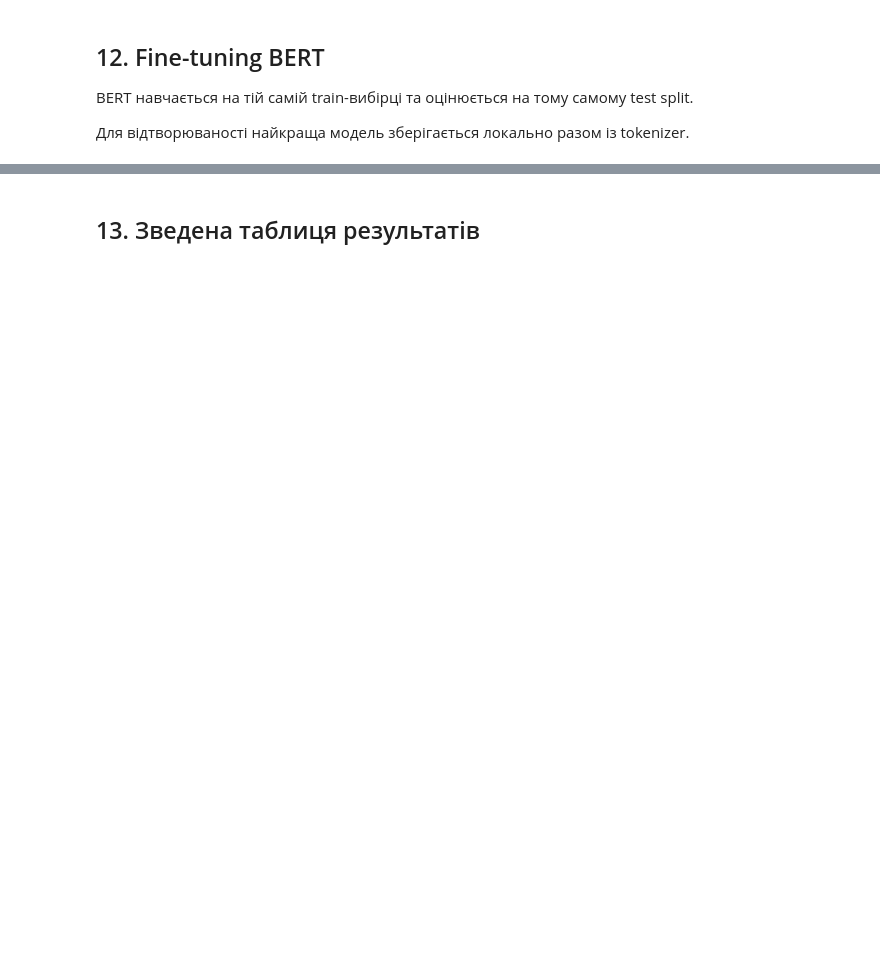
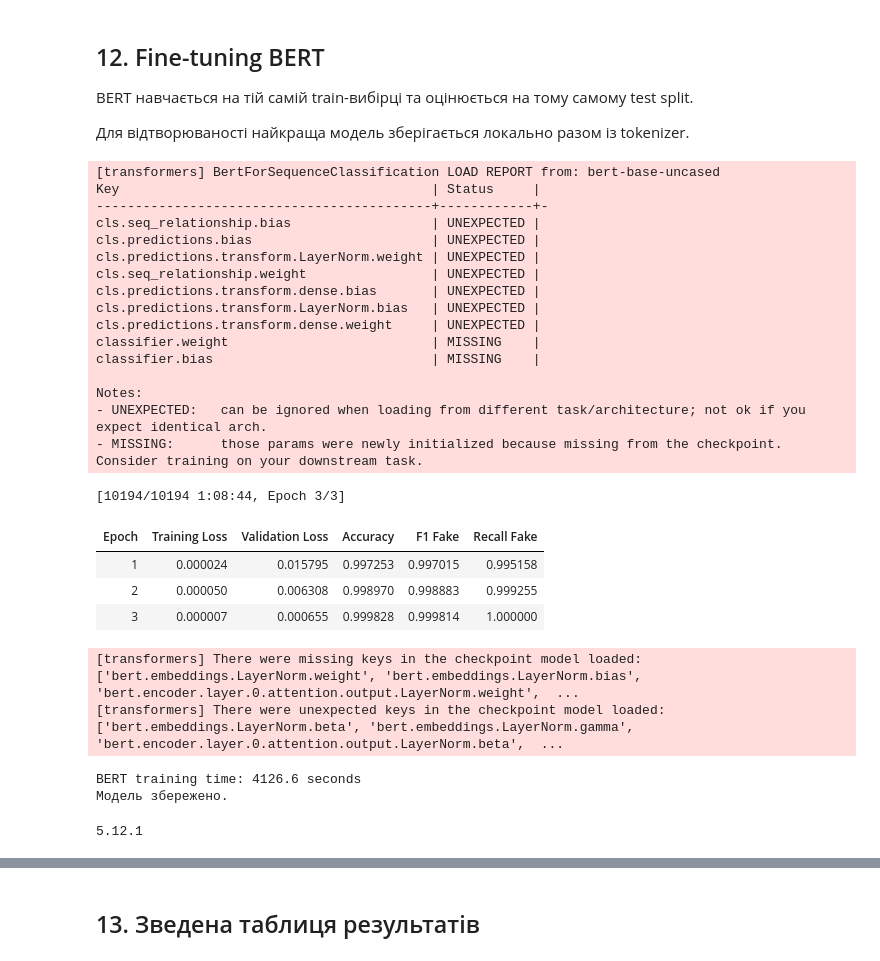
Before and after one commit to etrunova89-stack/fake-news-classification, a Jupyter notebook: fake_news_classification_reworked.ipynb, the cells around one changed output, grey strips where cells are left out. Saved outputs shown, nothing was run; the diff lists cells and outputs as text; code cells hidden in the pictures; blank space fills up the shorter version.

```diff
--- a/fake_news_classification_reworked.ipynb
+++ b/fake_news_classification_reworked.ipynb
@@ -575,36 +659,76 @@ training_args = TrainingArguments(
     per_device_train_batch_size=8,
     per_device_eval_batch_size=16,
     learning_rate=2e-5,
-    warmup_ratio=0.1,
+    warmup_steps=500,
     weight_decay=0.01,
     eval_strategy="epoch",
     save_strategy="epoch",
     load_best_model_at_end=True,
     metric_for_best_model="f1_fake",
     greater_is_better=True,
     logging_steps=100,
     save_total_limit=2,
     report_to="none",
     seed=RANDOM_STATE,
 )
 
 trainer = Trainer(
     model=model_bert,
     args=training_args,
     train_dataset=train_dataset,
     eval_dataset=val_dataset,
-    tokenizer=tokenizer,
+    processing_class=tokenizer,
     data_collator=data_collator,
     compute_metrics=compute_bert_metrics,
-    callbacks=[EarlyStoppingCallback(early_stopping_patience=1)],
+    callbacks=[
+        EarlyStoppingCallback(
+            early_stopping_patience=1
+        )
+    ],
 )
 
 start = time.perf_counter()
+
 trainer.train()
+
 bert_seconds = time.perf_counter() - start
 
 trainer.save_model("./models/bert_fake_news")
 tokenizer.save_pretrained("./models/bert_fake_news")
+
+print(f"BERT training time: {bert_seconds:.1f} seconds")
+print("Модель збережено.")
+# %% [output]
+[transformers] BertForSequenceClassification LOAD REPORT from: bert-base-uncased
+Key                                        | Status     |
+-------------------------------------------+------------+-
+cls.seq_relationship.bias                  | UNEXPECTED |
+cls.predictions.bias                       | UNEXPECTED |
+cls.predictions.transform.LayerNorm.weight | UNEXPECTED |
+cls.seq_relationship.weight                | UNEXPECTED |
+cls.predictions.transform.dense.bias       | UNEXPECTED |
+cls.predictions.transform.LayerNorm.bias   | UNEXPECTED |
+cls.predictions.transform.dense.weight     | UNEXPECTED |
+classifier.weight                          | MISSING    |
+classifier.bias                            | MISSING    |
+
+Notes:
+- UNEXPECTED:   can be ignored when loading from different task/architecture; not ok if you expect identical arch.
+- MISSING:      those params were newly initialized because missing from the checkpoint. Consider training on your downstream task.
+[10194/10194 1:08:44, Epoch 3/3]
+| Epoch | Training Loss | Validation Loss | Accuracy | F1 Fake | Recall Fake |
+| 1 | 0.000024 | 0.015795 | 0.997253 | 0.997015 | 0.995158 |
+| 2 | 0.000050 | 0.006308 | 0.998970 | 0.998883 | 0.999255 |
+| 3 | 0.000007 | 0.000655 | 0.999828 | 0.999814 | 1.000000 |
+[transformers] There were missing keys in the checkpoint model loaded: ['bert.embeddings.LayerNorm.weight', 'bert.embeddings.LayerNorm.bias', 'bert.encoder.layer.0.attention.output.LayerNorm.weight',  ...
+[transformers] There were unexpected keys in the checkpoint model loaded: ['bert.embeddings.LayerNorm.beta', 'bert.embeddings.LayerNorm.gamma', 'bert.encoder.layer.0.attention.output.LayerNorm.beta',  ...
+BERT training time: 4126.6 seconds
+Модель збережено.
+# %%
+import transformers
+print(transformers.__version__)
+# %% [output]
+5.12.1
 # %%
 bert_output = trainer.predict(test_dataset)
 
```
Also changed, not shown: parts of 19 cells of this notebook.
